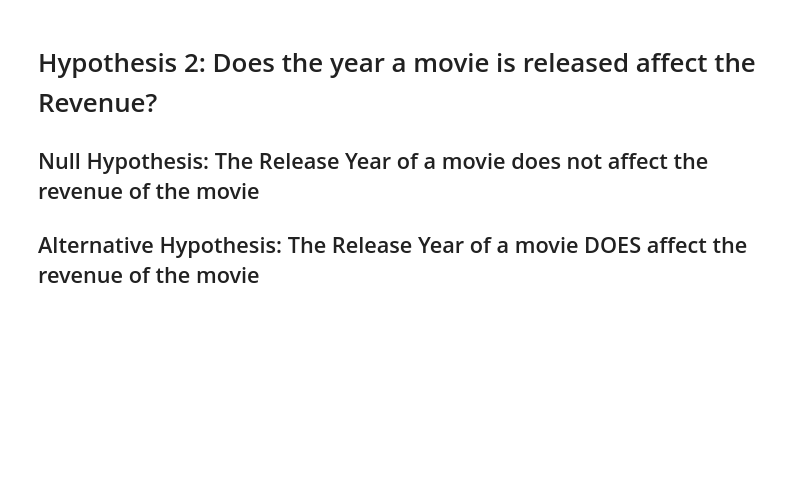
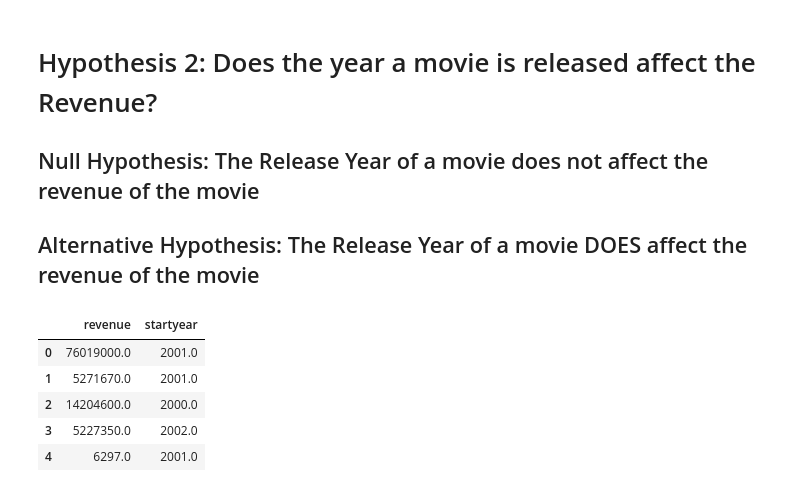
Before and after one commit to BrianArradondo/Movie-Profitability-Project, a Jupyter notebook: Project 3 Part 4 Brian Arradondo.ipynb, the cells around one changed output. Saved outputs shown, nothing was run; the diff lists cells and outputs as text; code cells hidden in the pictures; blank space fills up the shorter version.

```diff
--- a/Project 3 Part 4 Brian Arradondo.ipynb
+++ b/Project 3 Part 4 Brian Arradondo.ipynb
@@ -338,0 +329,15 @@ df.head()
+# %%
+q = """SELECT tmdb_data_api.revenue, title_basics.startyear
+FROM tmdb_data_api
+JOIN title_basics ON tmdb_data_api.imdb_id = title_basics.tconst
+WHERE tmdb_data_api.revenue > 0;"""
+df1 = pd.read_sql(q, engine)
+
+df1.head()
+# %% [output]
+|  | revenue | startyear |
+| 0 | 76019000.0 | 2001.0 |
+| 1 | 5271670.0 | 2001.0 |
+| 2 | 14204600.0 | 2000.0 |
+| 3 | 5227350.0 | 2002.0 |
+| 4 | 6297.0 | 2001.0 |
```
Also changed, not shown: parts of 3 cells of this notebook.
